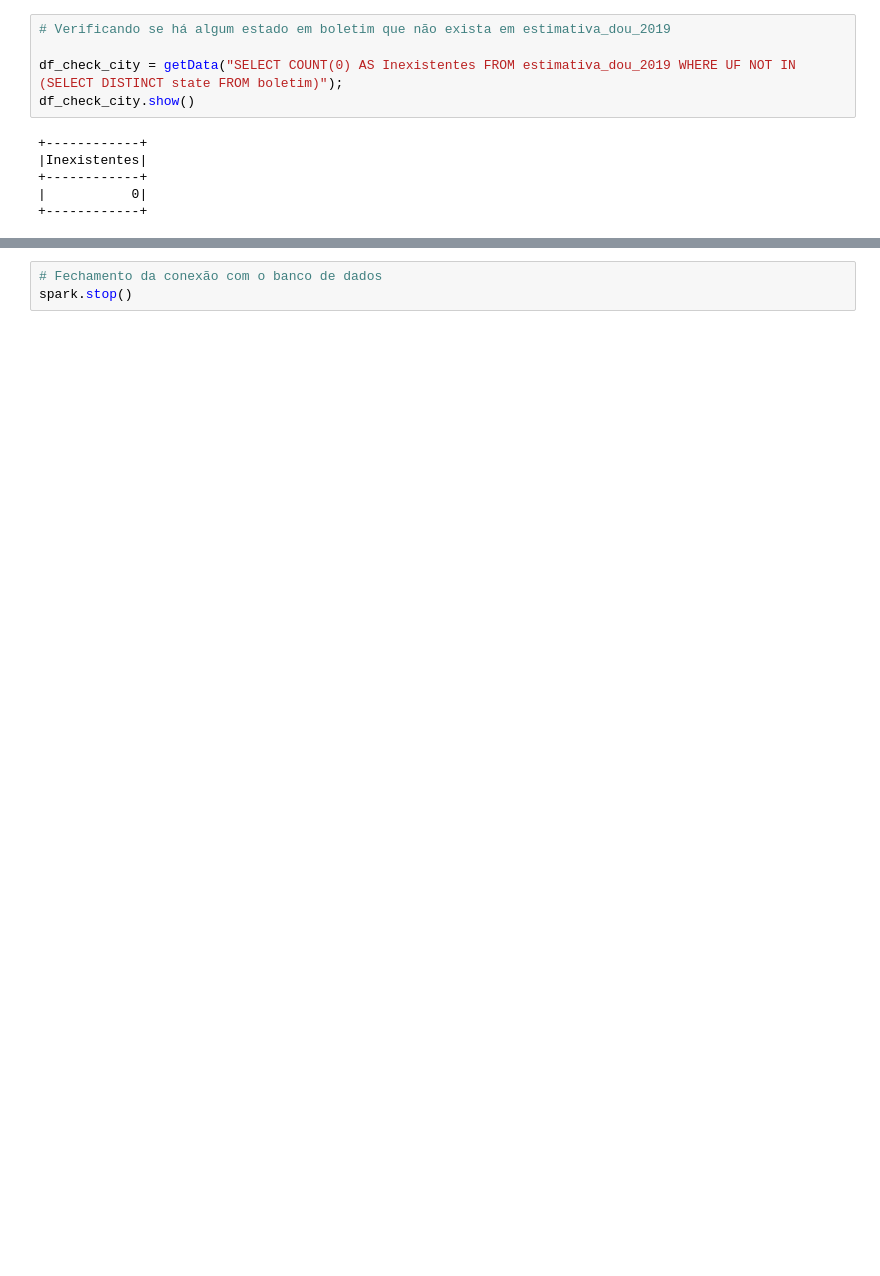
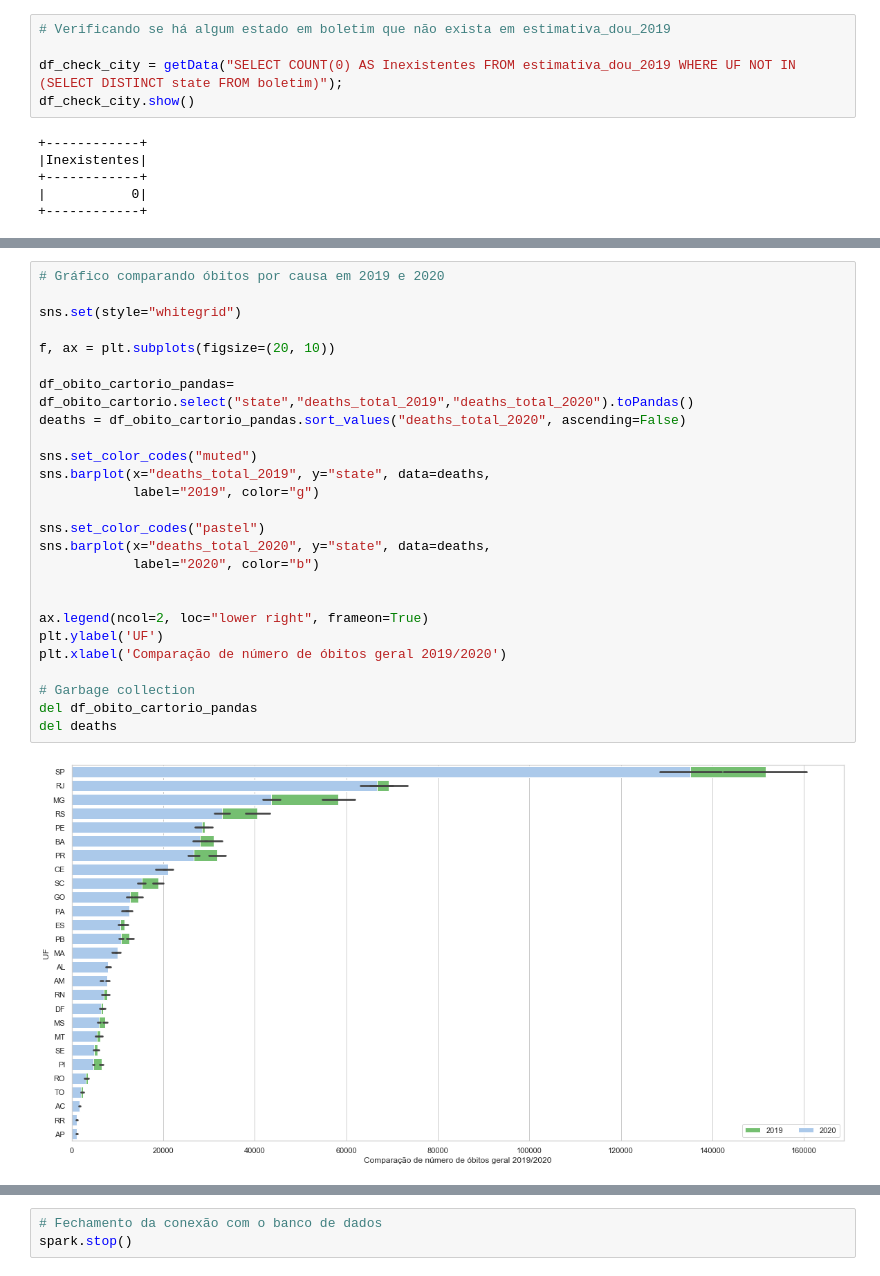
Before and after one commit to marcoguinter/aed_projeto3, a Jupyter notebook: covid19.ipynb, the cells around one changed output, grey strips where cells are left out. Saved outputs shown, nothing was run; the diff lists cells and outputs as text; blank space fills up the shorter version.

```diff
--- a/covid19.ipynb
+++ b/covid19.ipynb
@@ -700,0 +842,28 @@ only showing top 20 rows
+# %%
+# Gráfico comparando óbitos por causa em 2019 e 2020
+
+sns.set(style="whitegrid")
+
+f, ax = plt.subplots(figsize=(20, 10))
+
+df_obito_cartorio_pandas= df_obito_cartorio.select("state","deaths_total_2019","deaths_total_2020").toPandas()
+deaths = df_obito_cartorio_pandas.sort_values("deaths_total_2020", ascending=False)
+
+sns.set_color_codes("muted")
+sns.barplot(x="deaths_total_2019", y="state", data=deaths,
+            label="2019", color="g")
+
+sns.set_color_codes("pastel")
+sns.barplot(x="deaths_total_2020", y="state", data=deaths,
+            label="2020", color="b")
+
+
+ax.legend(ncol=2, loc="lower right", frameon=True)
+plt.ylabel('UF')
+plt.xlabel('Comparação de número de óbitos geral 2019/2020')
+
+# Garbage collection
+del df_obito_cartorio_pandas
+del deaths
+# %% [output]
+[figure, added]
```
Also changed, not shown: parts of 22 cells of this notebook.
